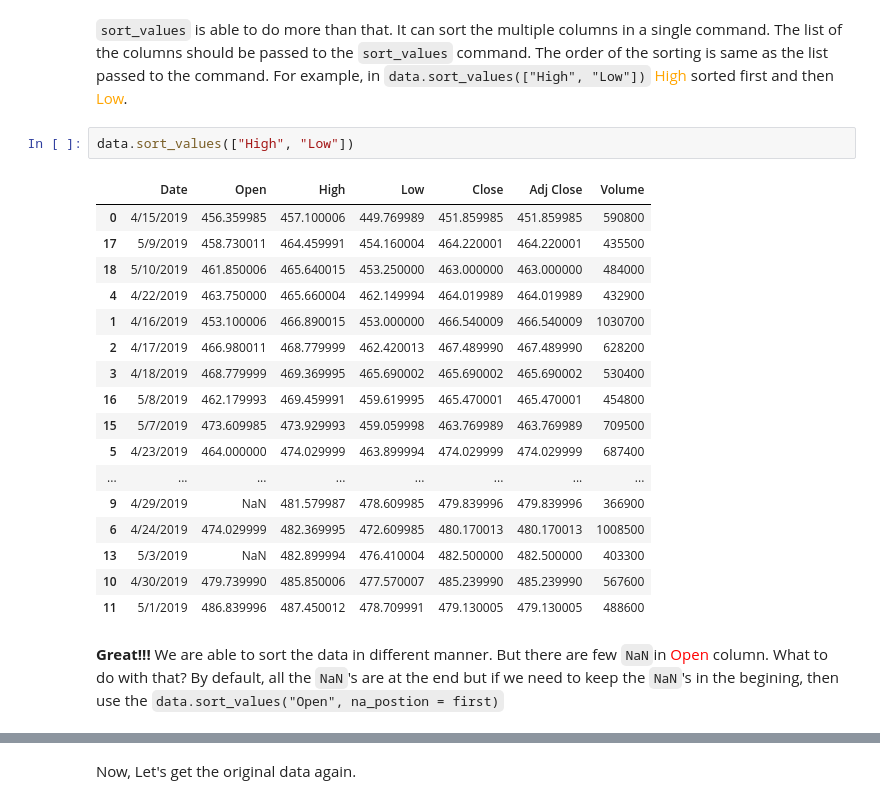
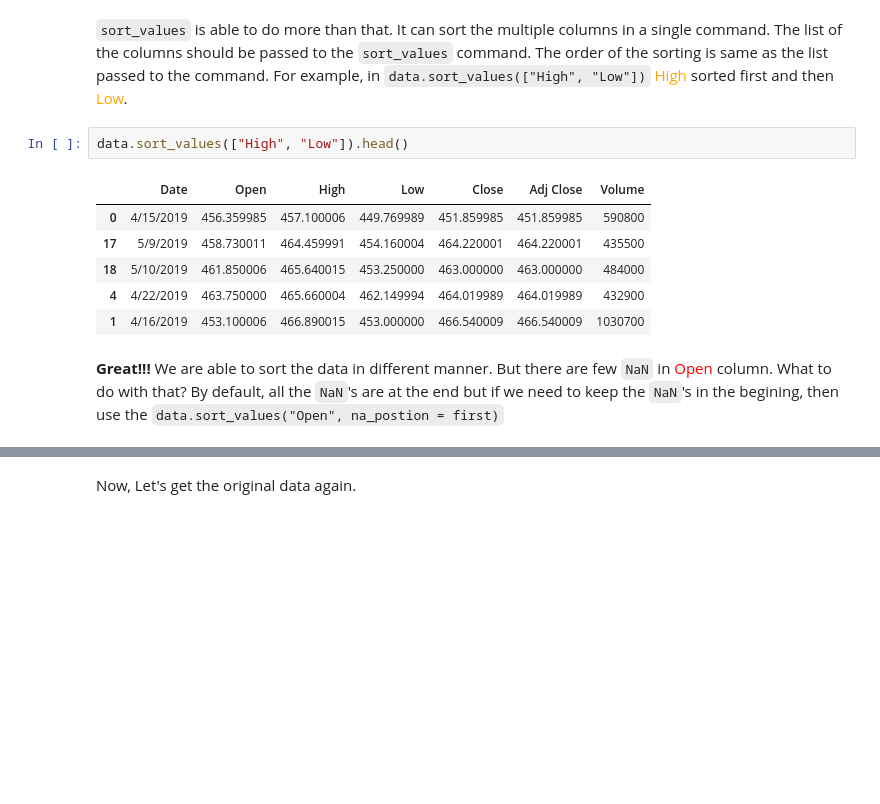
Before and after one commit to surjeet143/all_about_pandas, a Jupyter notebook: pandas_foundation/pandas_foundation_introduction.ipynb, the cells around one changed output, grey strips where cells are left out. Cells and saved outputs as stored; diff of their text form; blank space fills up the shorter version.

Commit message:
Selecting_the_data

````diff
--- a/pandas_foundation/pandas_foundation_introduction.ipynb
+++ b/pandas_foundation/pandas_foundation_introduction.ipynb
@@ -328,25 +310,14 @@ data.head()
 # %% [markdown]
 ```sort_values``` is able to do more than that. It can sort the multiple columns in a single command. The list of the columns should be passed to the ```sort_values``` command. The order of the sorting is same as the list passed to the command. For example, in ```data.sort_values(["High", "Low"])``` <font color = "orange">High</font> sorted first and then <font color = "orange">Low</font>.
 # %%
-data.sort_values(["High", "Low"])
+data.sort_values(["High", "Low"]).head()
 # %% [output]
 |  | Date | Open | High | Low | Close | Adj Close | Volume |
 | 0 | 4/15/2019 | 456.359985 | 457.100006 | 449.769989 | 451.859985 | 451.859985 | 590800 |
 | 17 | 5/9/2019 | 458.730011 | 464.459991 | 454.160004 | 464.220001 | 464.220001 | 435500 |
 | 18 | 5/10/2019 | 461.850006 | 465.640015 | 453.250000 | 463.000000 | 463.000000 | 484000 |
 | 4 | 4/22/2019 | 463.750000 | 465.660004 | 462.149994 | 464.019989 | 464.019989 | 432900 |
 | 1 | 4/16/2019 | 453.100006 | 466.890015 | 453.000000 | 466.540009 | 466.540009 | 1030700 |
-| 2 | 4/17/2019 | 466.980011 | 468.779999 | 462.420013 | 467.489990 | 467.489990 | 628200 |
-| 3 | 4/18/2019 | 468.779999 | 469.369995 | 465.690002 | 465.690002 | 465.690002 | 530400 |
-| 16 | 5/8/2019 | 462.179993 | 469.459991 | 459.619995 | 465.470001 | 465.470001 | 454800 |
-| 15 | 5/7/2019 | 473.609985 | 473.929993 | 459.059998 | 463.769989 | 463.769989 | 709500 |
-| 5 | 4/23/2019 | 464.000000 | 474.029999 | 463.899994 | 474.029999 | 474.029999 | 687400 |
-| ... | ... | ... | ... | ... | ... | ... | ... |
-| 9 | 4/29/2019 | NaN | 481.579987 | 478.609985 | 479.839996 | 479.839996 | 366900 |
-| 6 | 4/24/2019 | 474.029999 | 482.369995 | 472.609985 | 480.170013 | 480.170013 | 1008500 |
-| 13 | 5/3/2019 | NaN | 482.899994 | 476.410004 | 482.500000 | 482.500000 | 403300 |
-| 10 | 4/30/2019 | 479.739990 | 485.850006 | 477.570007 | 485.239990 | 485.239990 | 567600 |
-| 11 | 5/1/2019 | 486.839996 | 487.450012 | 478.709991 | 479.130005 | 479.130005 | 488600 |
 # %% [markdown]
-**Great!!!** We are able to sort the data in different manner. But there are few ```NaN```in <font color = "red">Open</font> column. What to do with that? By default, all the ```NaN```'s are at the end but if we need to keep the ```NaN```'s in the begining, then use the ```data.sort_values("Open", na_postion = first)```
+**Great!!!** We are able to sort the data in different manner. But there are few ```NaN``` in <font color = "red">Open</font> column. What to do with that? By default, all the ```NaN```'s are at the end but if we need to keep the ```NaN```'s in the begining, then use the ```data.sort_values("Open", na_postion = first)```
 # %%
````
Also changed, not shown: parts of 49 cells of this notebook.
